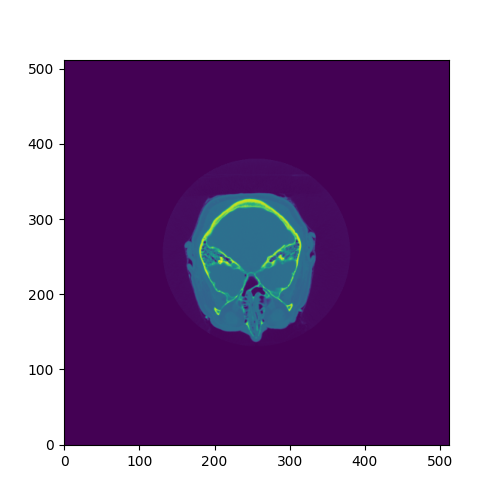
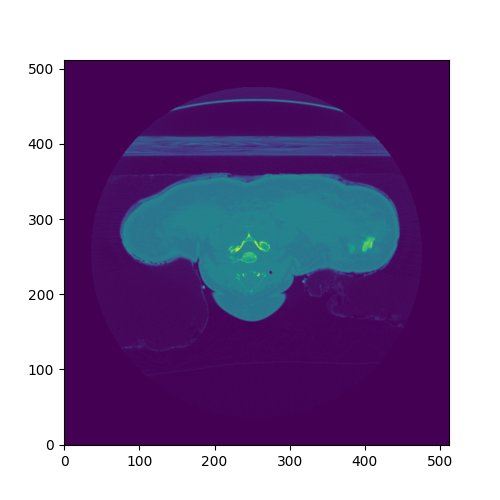
Unified diff of the notebook cell whose output changed from the first chart to the second:
--- before
+++ after
@@ -1,3 +1,2 @@
 fig, ax = plt.subplots(figsize=(5, 5))
-# controls = iplt.imshow(slice_image, z=(0, image3d.shape[0] - 1), axis=0, origin='lower')
-plt.imshow(slice_image(z=(image3d.shape[0] - 1) / 2, axis=0), origin='lower')
+controls = iplt.imshow(slice_image, z=(0, image3d.shape[0] - 1), axis=0, origin='lower')

Commit: update